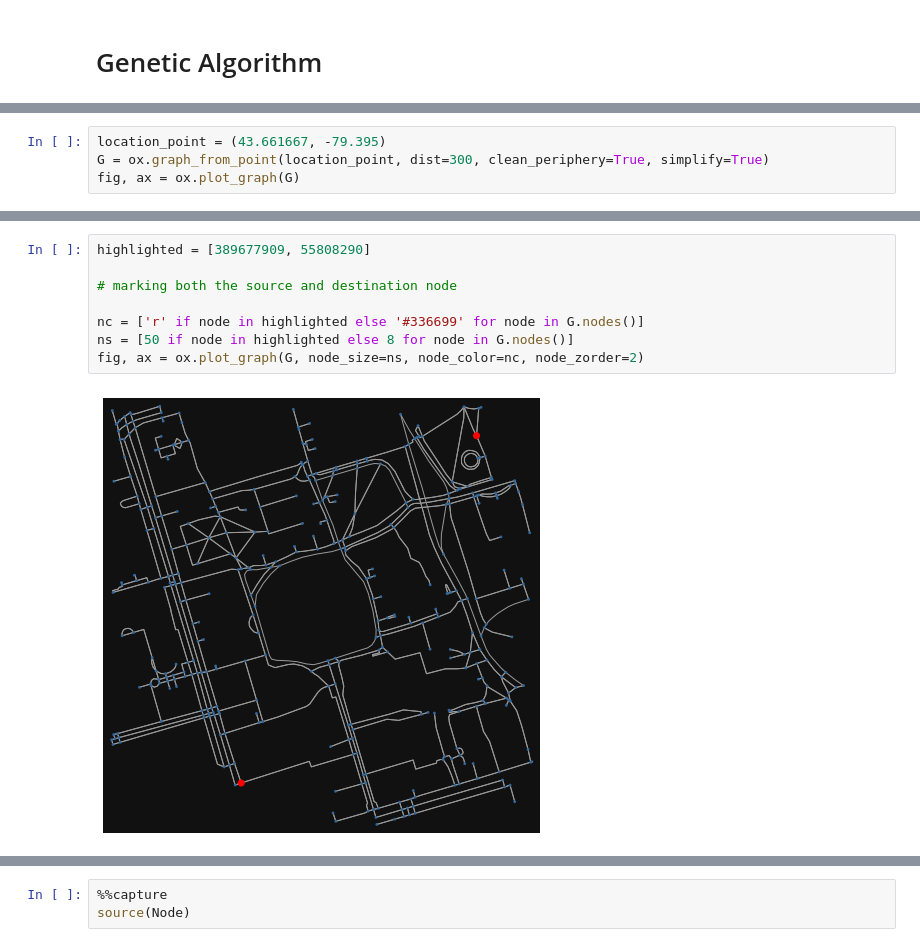
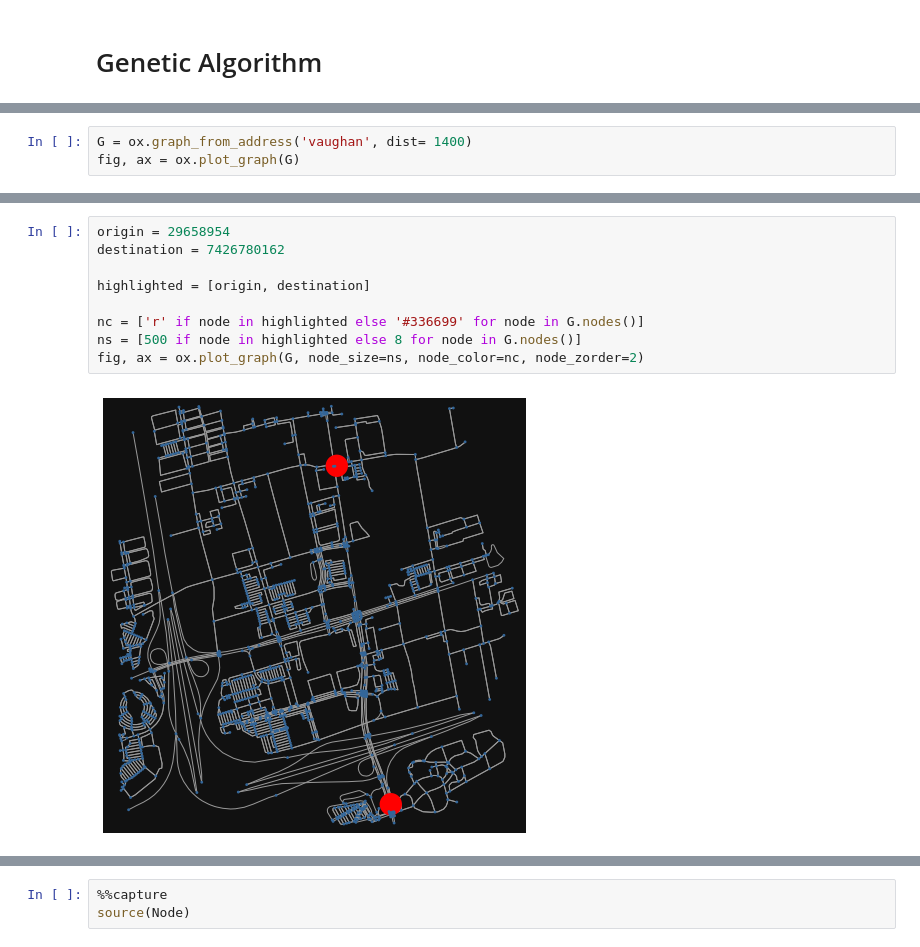
Before and after one commit to SmartMobilityAlgorithms/Evolutionary-Computing-Algorithms, a Jupyter notebook: genetic_search.ipynb, the cells around one changed output, grey strips where cells are left out. Drawn from its saved outputs; the diff is of its cells as text.

```diff
--- a/genetic_search.ipynb
+++ b/genetic_search.ipynb
@@ -37,5 +35,4 @@ from itertools import filterfalse
 # %%
-location_point = (43.661667, -79.395)
-G = ox.graph_from_point(location_point, dist=300, clean_periphery=True, simplify=True)
+G = ox.graph_from_address('vaughan', dist= 1400)
 fig, ax = ox.plot_graph(G)
 # %% [output]
@@ -47,12 +40,13 @@ I used the aforementioned method and found that the nodes for destination and so
 # %%
-highlighted = [389677909, 55808290]
+origin = 29658954
+destination = 7426780162
 
-# marking both the source and destination node
+highlighted = [origin, destination]
 
 nc = ['r' if node in highlighted else '#336699' for node in G.nodes()]
-ns = [50 if node in highlighted else 8 for node in G.nodes()]
+ns = [500 if node in highlighted else 8 for node in G.nodes()]
 fig, ax = ox.plot_graph(G, node_size=ns, node_color=nc, node_zorder=2)
 # %% [output]
-[figure, old version]
+[figure, new version]
 # %%
 draw_map(G, highlight = highlighted)
```
Also changed, not shown: parts of 34 cells of this notebook.
